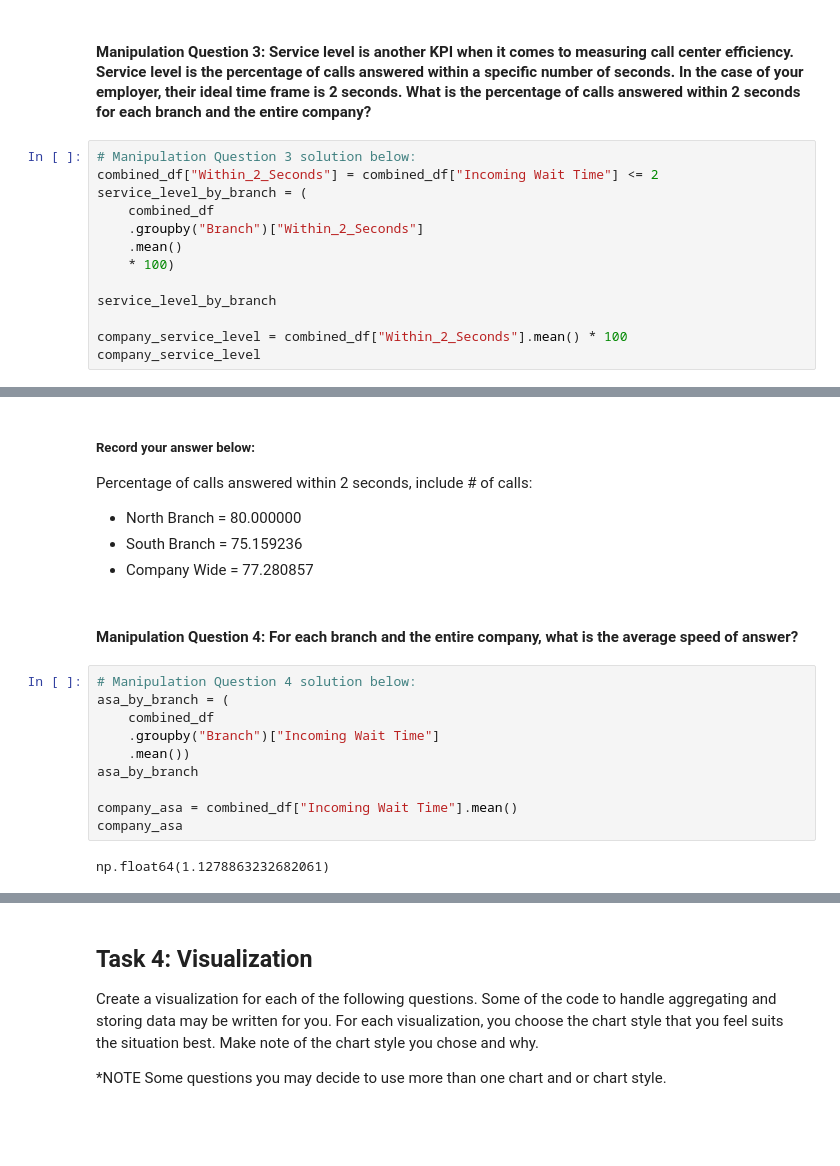
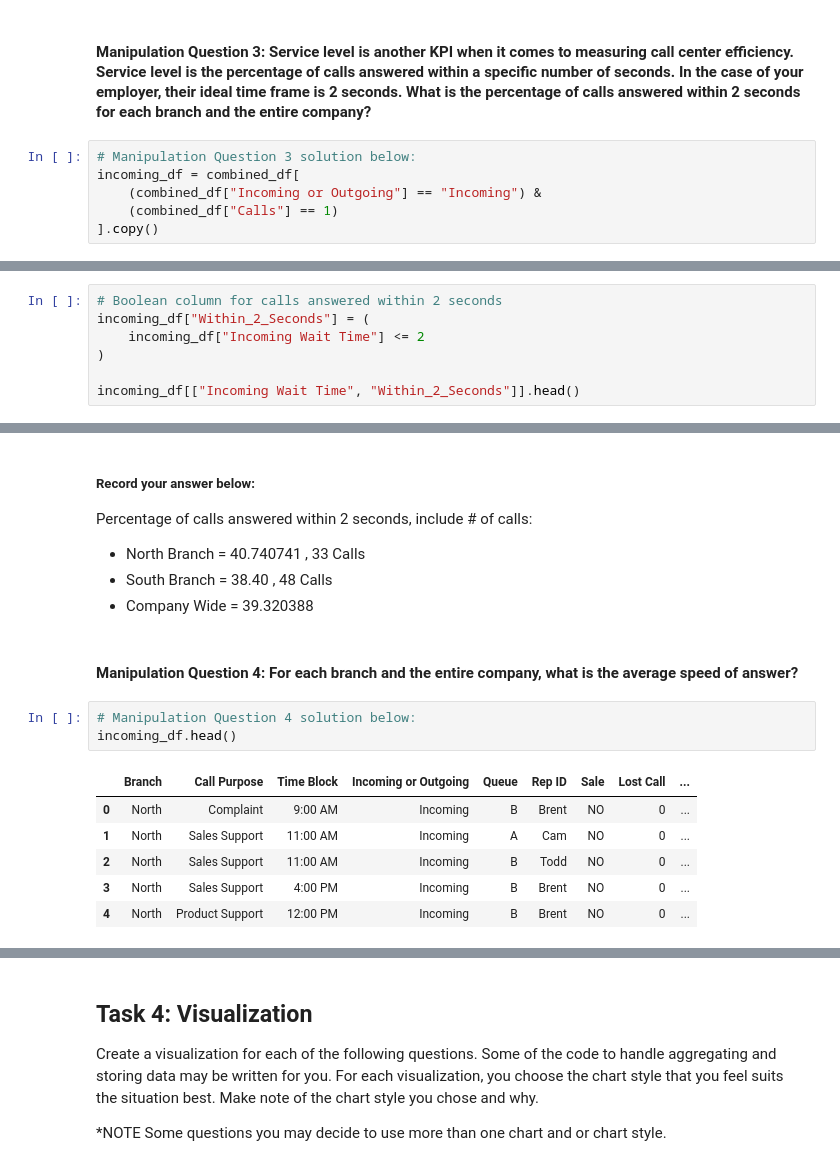
Before and after one commit to daniellamichaelsmo/myfirstrepository, a Jupyter notebook: data-analysis-projects/call-center-cleanup-assignment/Call_Center_Cleanup.ipynb, the cells around one changed output, grey strips where cells are left out. Cells and saved outputs as stored; diff of their text form; blank space fills up the shorter version.

```diff
--- a/data-analysis-projects/call-center-cleanup-assignment/Call_Center_Cleanup.ipynb
+++ b/data-analysis-projects/call-center-cleanup-assignment/Call_Center_Cleanup.ipynb
@@ -494,14 +494,7 @@ Average Call Abandonment Rates (round to the nearest hundredth):
 #### Manipulation Question 3:  Service level is another KPI when it comes to measuring call center efficiency. Service level is the percentage of calls answered within a specific number of seconds. In the case of your employer, their ideal time frame is 2 seconds. What is the percentage of calls answered within 2 seconds for each branch and the entire company?
 # %%
 # Manipulation Question 3 solution below:
-combined_df["Within_2_Seconds"] = combined_df["Incoming Wait Time"] <= 2
-service_level_by_branch = (
-    combined_df
-    .groupby("Branch")["Within_2_Seconds"]
-    .mean()
-    * 100)
-
-service_level_by_branch
-
-company_service_level = combined_df["Within_2_Seconds"].mean() * 100
-company_service_level
+incoming_df = combined_df[
+    (combined_df["Incoming or Outgoing"] == "Incoming") &
+    (combined_df["Calls"] == 1)
+].copy()
@@ -509,0 +501,7 @@ np.float64(77.26465364120781)
+# %%
+# Boolean column for calls answered within 2 seconds
+incoming_df["Within_2_Seconds"] = (
+    incoming_df["Incoming Wait Time"] <= 2
+)
+
+incoming_df[["Incoming Wait Time", "Within_2_Seconds"]].head()
@@ -510,20 +561,18 @@ np.float64(77.26465364120781)
 # %% [markdown]
 ##### Record your answer below:
 Percentage of calls answered within 2 seconds, include # of calls:
-- North Branch = 80.000000
-- South Branch = 75.159236
-- Company Wide = 77.280857
+- North Branch = 40.740741 , 33 Calls
+- South Branch = 38.40 , 48 Calls
+- Company Wide = 39.320388
 # %% [markdown]
 #### Manipulation Question 4: For each branch and the entire company, what is the average speed of answer?
 # %%
 # Manipulation Question 4 solution below:
-asa_by_branch = (
-    combined_df
-    .groupby("Branch")["Incoming Wait Time"]
-    .mean())
-asa_by_branch
-
-company_asa = combined_df["Incoming Wait Time"].mean()
-company_asa
+incoming_df.head()
 # %% [output]
-np.float64(1.1278863232682061)
+|  | Branch | Call Purpose | Time Block | Incoming or Outgoing | Queue | Rep ID | Sale | Lost Call | ... |
+| 0 | North | Complaint | 9:00 AM | Incoming | B | Brent | NO | 0 | ... |
+| 1 | North | Sales Support | 11:00 AM | Incoming | A | Cam | NO | 0 | ... |
+| 2 | North | Sales Support | 11:00 AM | Incoming | B | Todd | NO | 0 | ... |
+| 3 | North | Sales Support | 4:00 PM | Incoming | B | Brent | NO | 0 | ... |
+| 4 | North | Product Support | 12:00 PM | Incoming | B | Brent | NO | 0 | ... |
```
Also changed, not shown: parts of 13 cells of this notebook.
